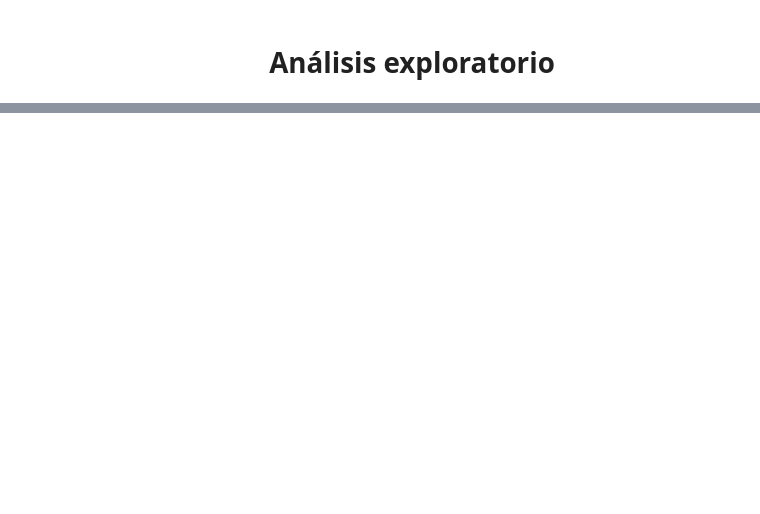
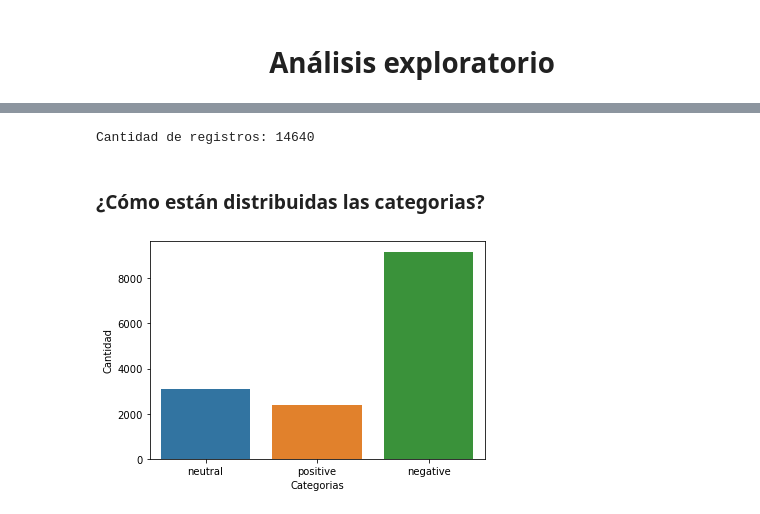
Before and after one commit to dinocloud/webinar-sparknlp, a Jupyter notebook: exploratory-analysis.ipynb, the cells around one changed output, grey strips where cells are left out. Drawn from its saved outputs; the diff is of its cells as text; code cells hidden in the pictures; blank space fills up the shorter version.

```diff
--- a/exploratory-analysis.ipynb
+++ b/exploratory-analysis.ipynb
@@ -66,0 +12,3 @@ only showing top 3 rows
+# %%
+df = pd.read_csv("data/archive/Tweets.csv")
+df.head()
@@ -66,0 +22,12 @@ only showing top 3 rows
+# %%
+print(f"Cantidad de registros: {df.shape[0]}")
+# %% [output]
+Cantidad de registros: 14640
+# %% [markdown]
+### ¿Cómo están distribuidas las categorias?
+# %%
+aux = sns.countplot(data=df, x="airline_sentiment");
+aux.set(xlabel="Categorias", ylabel='Cantidad')
+plt.show()
+# %% [output]
+[figure, added]
```
Also changed, not shown: parts of 13 cells of this notebook, 1 other file.
